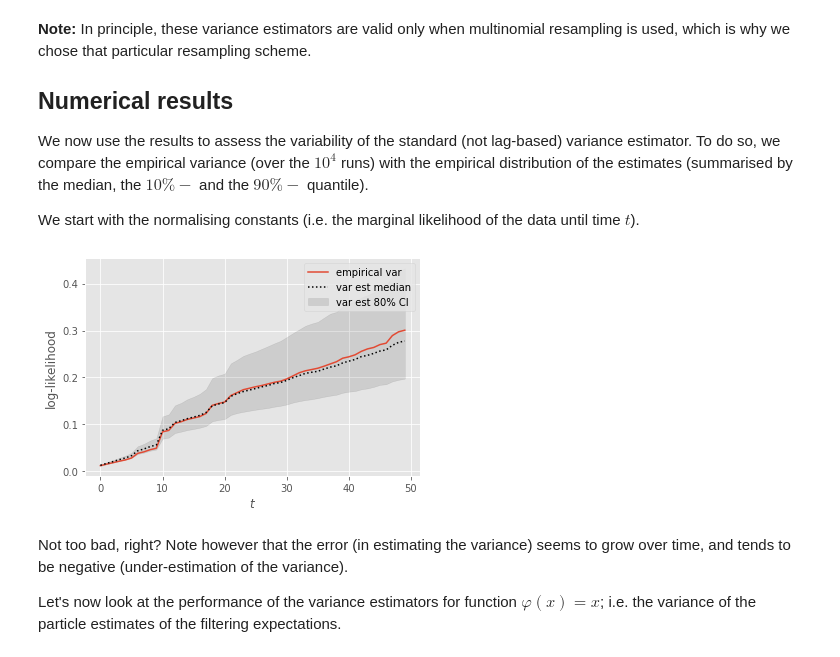
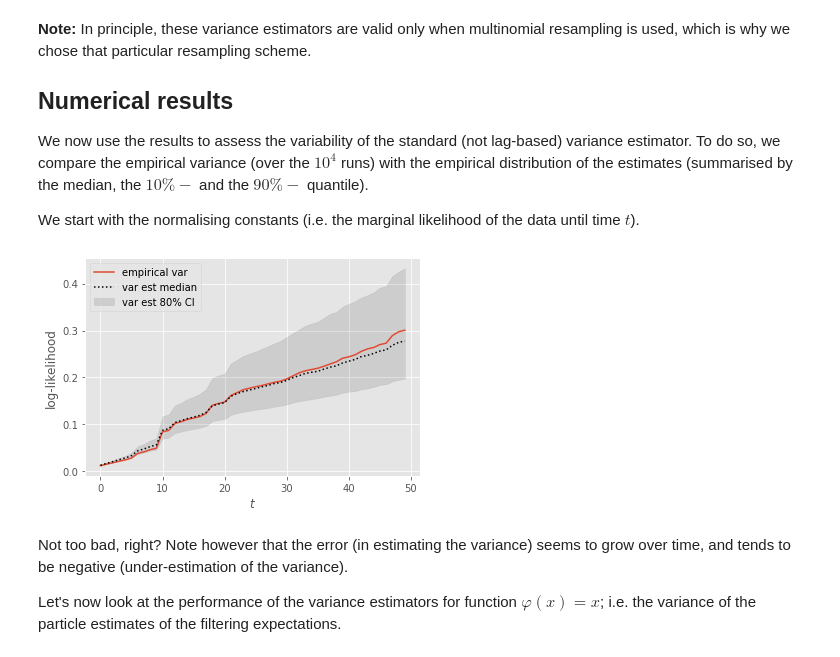
Before and after one commit to nchopin/particles, a Jupyter notebook: docs/source/notebooks/variance_estimation.ipynb, the cells around one changed output. Cells and saved outputs as stored; diff of their text form; code cells hidden in the pictures.

```diff
--- a/docs/source/notebooks/variance_estimation.ipynb
+++ b/docs/source/notebooks/variance_estimation.ipynb
@@ -113,20 +113,20 @@ We start with the normalising constants (i.e. the marginal likelihood of the dat
 # %%
 def plot_ci(time_range, arr):
     "Plot (empirical) confidence intervals."
     plt.plot(time_range, np.percentile(arr, 50, axis=0), 'k:',
              label='var est median')
     plt.fill_between(time_range, np.percentile(arr, 10, axis=0), np.percentile(arr, 90, axis=0),
                      alpha=0.1, color='black', label='var est 80% CI')
 
 plt.plot([np.var([r['output'].summaries.logLts[t] for r in runs]) for t in range(T)],
          label='empirical var')
 ll_var_ests = np.array([r['output'].summaries.var_logLt for r in runs])
 plot_ci(np.arange(T), ll_var_ests)
 plt.xlabel(r'$t$')
 plt.ylabel('log-likelihood')
-plt.legend();
+plt.legend(loc='upper left');
 # %% [output]
-[figure, old version]
+[figure, new version]
 # %% [markdown]
 Not too bad, right? Note however that the error (in estimating the variance) seems to grow over time, and tends to be negative (under-estimation of the variance).
 
```
Also changed, not shown: parts of 1 cell of this notebook, 7 other files.
